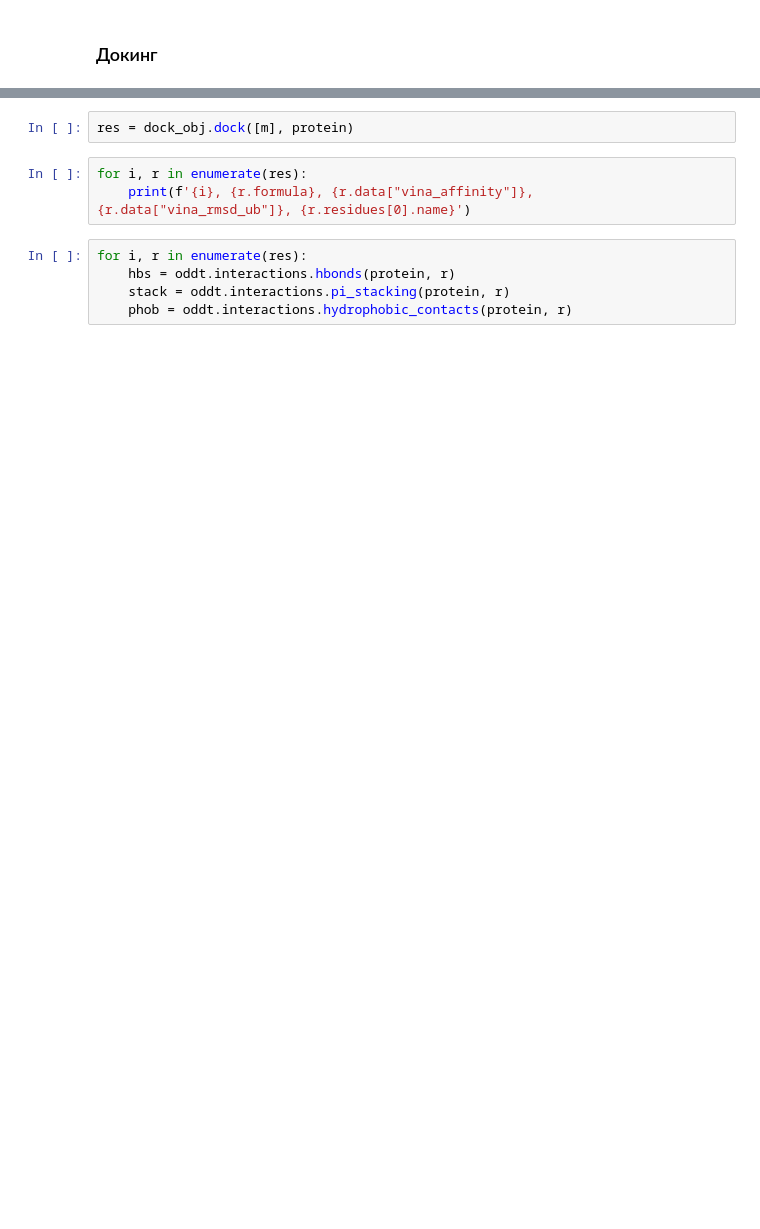
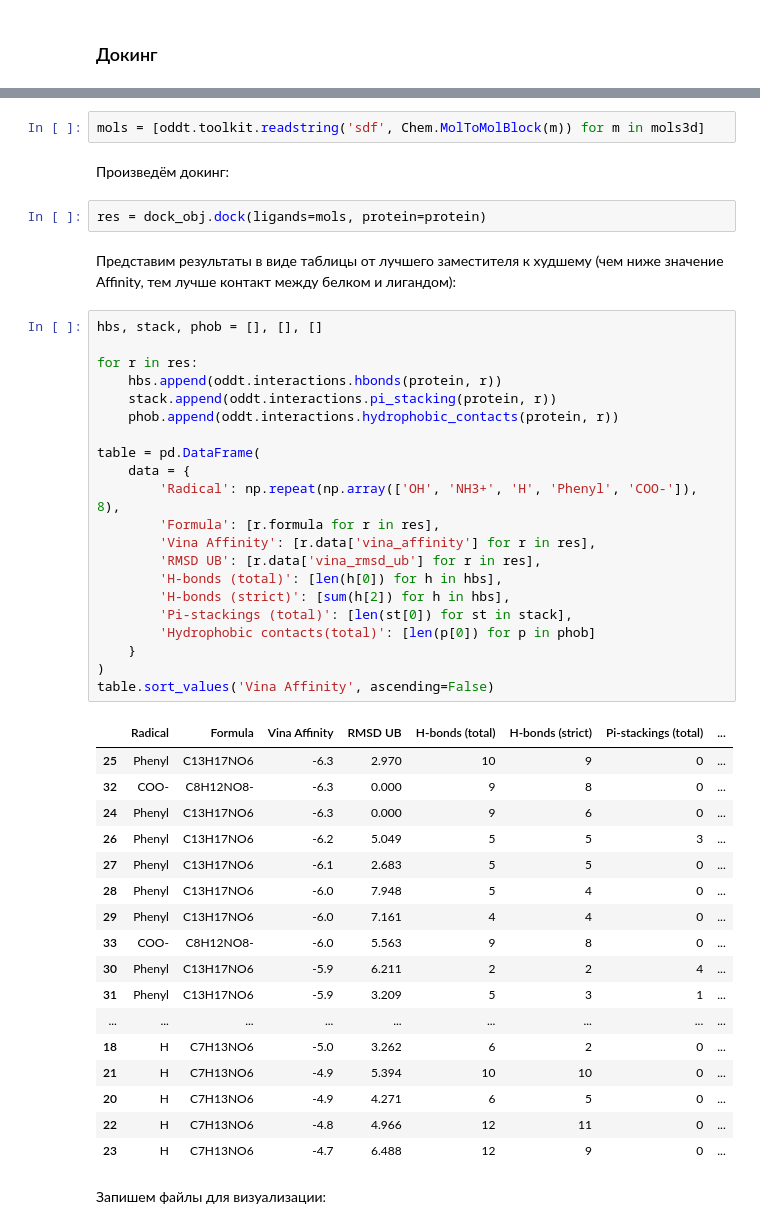
Before and after one commit to Leoberium/SBDD, a Jupyter notebook: task7.ipynb, the cells around one changed output, grey strips where cells are left out. Drawn from its saved outputs; the diff is of its cells as text; blank space fills up the shorter version.

```diff
--- a/task7.ipynb
+++ b/task7.ipynb
@@ -148,11 +180,50 @@ protein.protein
+# %%
+mols = [oddt.toolkit.readstring('sdf', Chem.MolToMolBlock(m)) for m in mols3d]
+# %% [markdown]
+Произведём докинг:
 # %%
-res = dock_obj.dock([m], protein)
+res = dock_obj.dock(ligands=mols, protein=protein)
-# %%
-for i, r in enumerate(res):
-    print(f'{i}, {r.formula}, {r.data["vina_affinity"]}, {r.data["vina_rmsd_ub"]}, {r.residues[0].name}')
-# %%
-for i, r in enumerate(res):
-    hbs = oddt.interactions.hbonds(protein, r)
-    stack = oddt.interactions.pi_stacking(protein, r)
-    phob = oddt.interactions.hydrophobic_contacts(protein, r)
+# %% [markdown]
+Представим результаты в виде таблицы от лучшего заместителя к худшему (чем ниже значение Affinity, тем лучше контакт между белком и лигандом):
+# %%
+hbs, stack, phob = [], [], []
+
+for r in res:
+    hbs.append(oddt.interactions.hbonds(protein, r))
+    stack.append(oddt.interactions.pi_stacking(protein, r))
+    phob.append(oddt.interactions.hydrophobic_contacts(protein, r))
+
+table = pd.DataFrame(
+    data = {
+        'Radical': np.repeat(np.array(['OH', 'NH3+', 'H', 'Phenyl', 'COO-']), 8),
+        'Formula': [r.formula for r in res],
+        'Vina Affinity': [r.data['vina_affinity'] for r in res],
+        'RMSD UB': [r.data['vina_rmsd_ub'] for r in res],
+        'H-bonds (total)': [len(h[0]) for h in hbs],
+        'H-bonds (strict)': [sum(h[2]) for h in hbs],
+        'Pi-stackings (total)': [len(st[0]) for st in stack],
+        'Hydrophobic contacts(total)': [len(p[0]) for p in phob]
+    }
+)
+table.sort_values('Vina Affinity', ascending=False)
+# %% [output]
+|  | Radical | Formula | Vina Affinity | RMSD UB | H-bonds (total) | H-bonds (strict) | Pi-stackings (total) | ... |
+| 25 | Phenyl | C13H17NO6 | -6.3 | 2.970 | 10 | 9 | 0 | ... |
+| 32 | COO- | C8H12NO8- | -6.3 | 0.000 | 9 | 8 | 0 | ... |
+| 24 | Phenyl | C13H17NO6 | -6.3 | 0.000 | 9 | 6 | 0 | ... |
+| 26 | Phenyl | C13H17NO6 | -6.2 | 5.049 | 5 | 5 | 3 | ... |
+| 27 | Phenyl | C13H17NO6 | -6.1 | 2.683 | 5 | 5 | 0 | ... |
+| 28 | Phenyl | C13H17NO6 | -6.0 | 7.948 | 5 | 4 | 0 | ... |
+| 29 | Phenyl | C13H17NO6 | -6.0 | 7.161 | 4 | 4 | 0 | ... |
+| 33 | COO- | C8H12NO8- | -6.0 | 5.563 | 9 | 8 | 0 | ... |
+| 30 | Phenyl | C13H17NO6 | -5.9 | 6.211 | 2 | 2 | 4 | ... |
+| 31 | Phenyl | C13H17NO6 | -5.9 | 3.209 | 5 | 3 | 1 | ... |
+| ... | ... | ... | ... | ... | ... | ... | ... | ... |
+| 18 | H | C7H13NO6 | -5.0 | 3.262 | 6 | 2 | 0 | ... |
+| 21 | H | C7H13NO6 | -4.9 | 5.394 | 10 | 10 | 0 | ... |
+| 20 | H | C7H13NO6 | -4.9 | 4.271 | 6 | 5 | 0 | ... |
+| 22 | H | C7H13NO6 | -4.8 | 4.966 | 12 | 11 | 0 | ... |
+| 23 | H | C7H13NO6 | -4.7 | 6.488 | 12 | 9 | 0 | ... |
+# %% [markdown]
+Запишем файлы для визуализации:
 # %%
```
Also changed, not shown: parts of 43 cells of this notebook.
